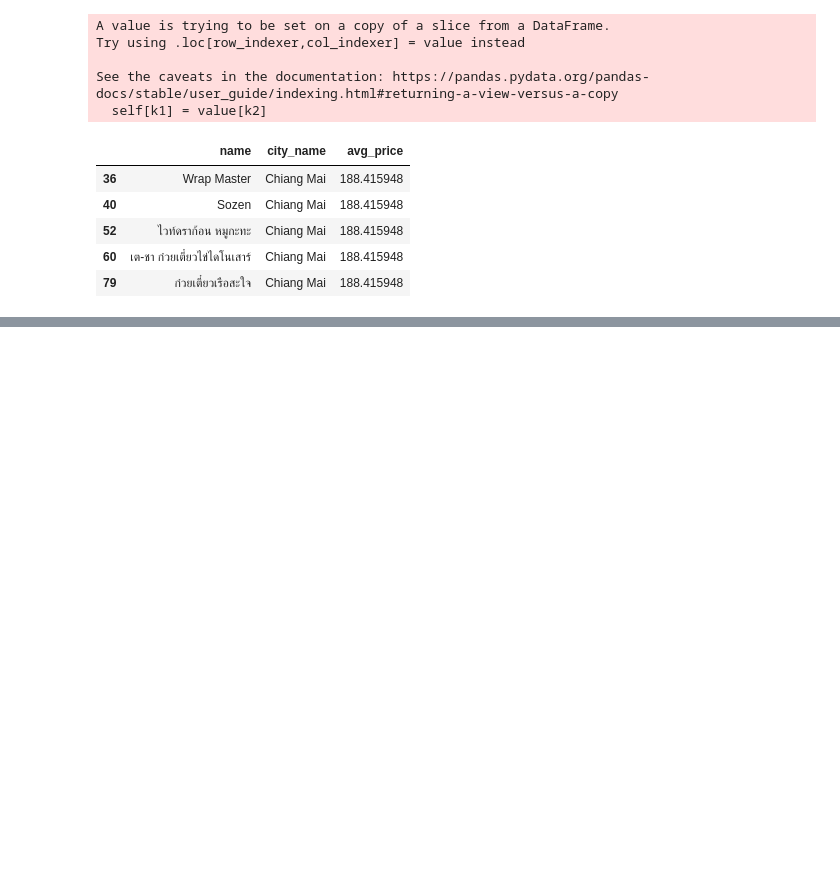
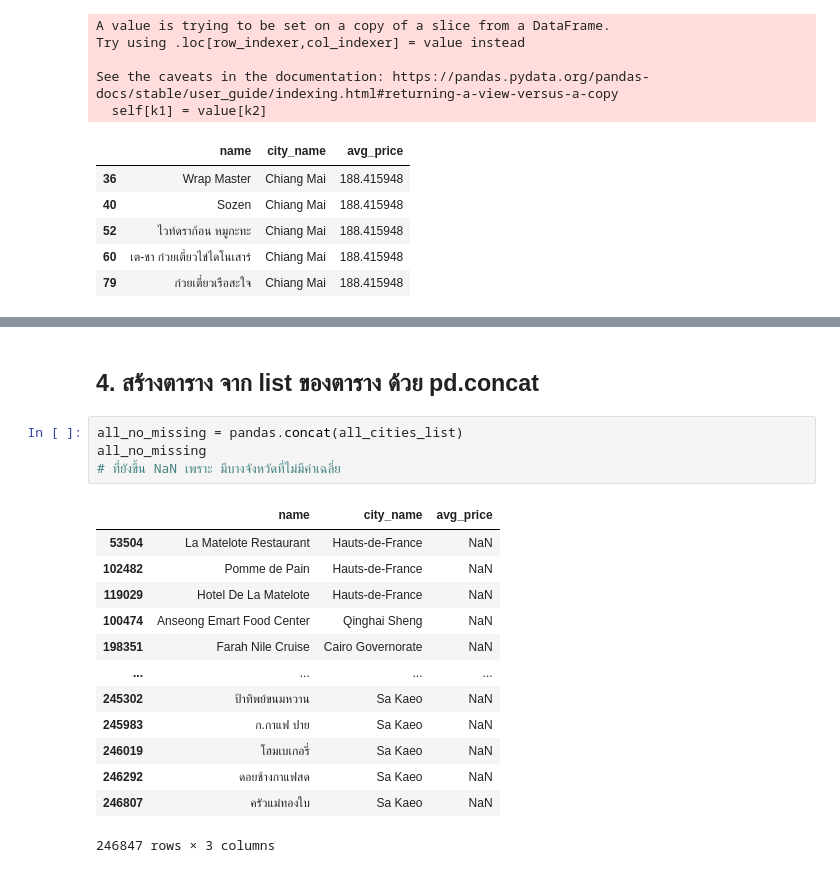
Before and after one commit to PondKann/KKU_data_mining, a Jupyter notebook: Pandas_101.ipynb, the cells around one changed output, grey strips where cells are left out. Saved outputs shown, nothing was run; the diff lists cells and outputs as text; blank space fills up the shorter version.

```diff
--- a/Pandas_101.ipynb
+++ b/Pandas_101.ipynb
@@ -388,0 +448,20 @@ See the caveats in the documentation: https://pandas.pydata.org/pandas-docs/stab
+# %% [markdown]
+## 4. สร้างตาราง จาก list ของตาราง ด้วย pd.concat
+# %%
+all_no_missing = pandas.concat(all_cities_list)
+all_no_missing
+# ที่ยังขึ้น NaN เพราะ มีบางจังหวัดที่ไม่มีค่าเฉลี่ย
+# %% [output]
+|  | name | city_name | avg_price |
+| 53504 | La Matelote Restaurant | Hauts-de-France | NaN |
+| 102482 | Pomme de Pain | Hauts-de-France | NaN |
+| 119029 | Hotel De La Matelote | Hauts-de-France | NaN |
+| 100474 | Anseong Emart Food Center | Qinghai Sheng | NaN |
+| 198351 | Farah Nile Cruise | Cairo Governorate | NaN |
+| ... | ... | ... | ... |
+| 245302 | ป้าทิพย์ขนมหวาน | Sa Kaeo | NaN |
+| 245983 | ก.กาแฟ ปาย | Sa Kaeo | NaN |
+| 246019 | โฮมเบเกอรี่ | Sa Kaeo | NaN |
+| 246292 | ดอยช้างกาแฟสด | Sa Kaeo | NaN |
+| 246807 | ครัวแม่ทองใบ | Sa Kaeo | NaN |
+246847 rows × 3 columns
```
Also changed, not shown: parts of 24 cells of this notebook.
